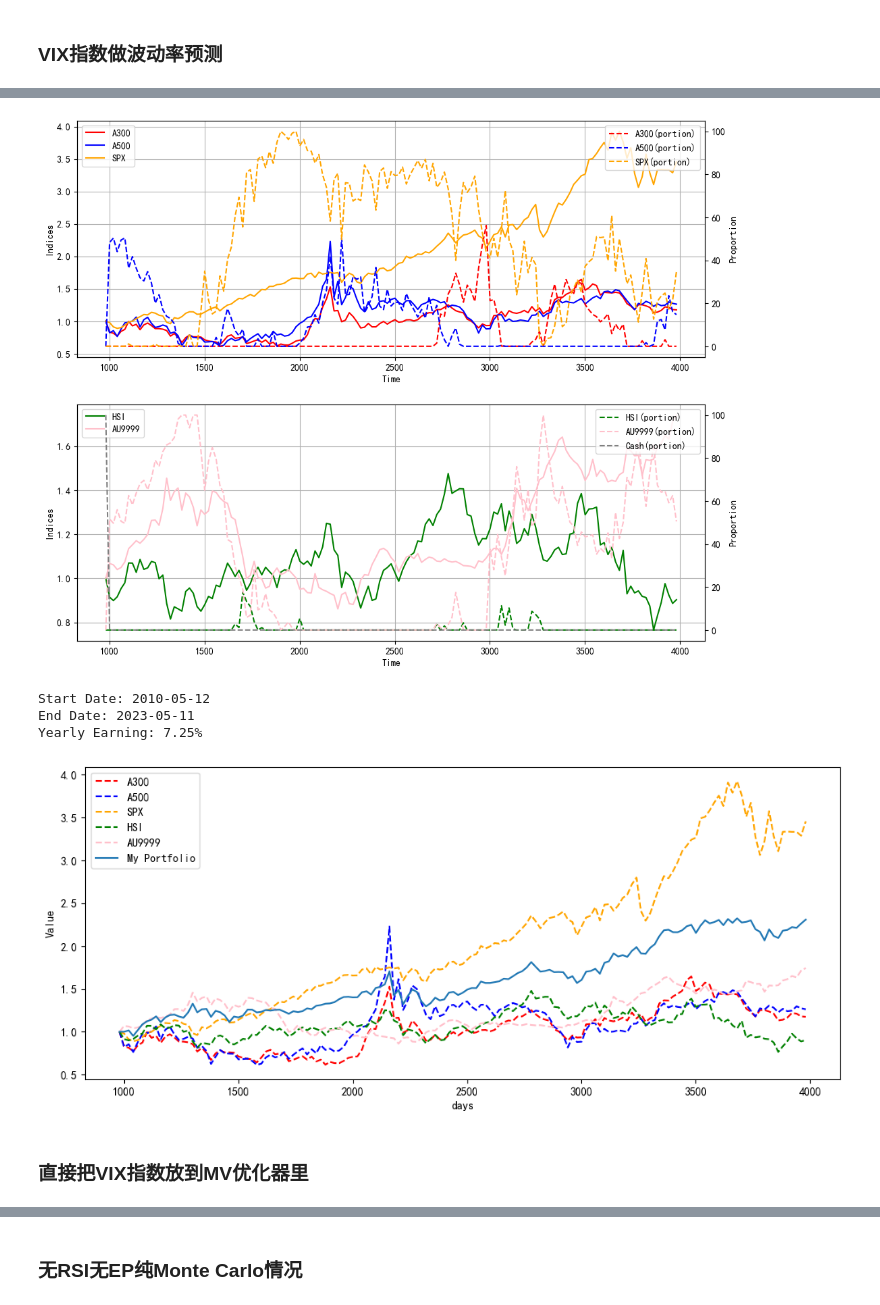
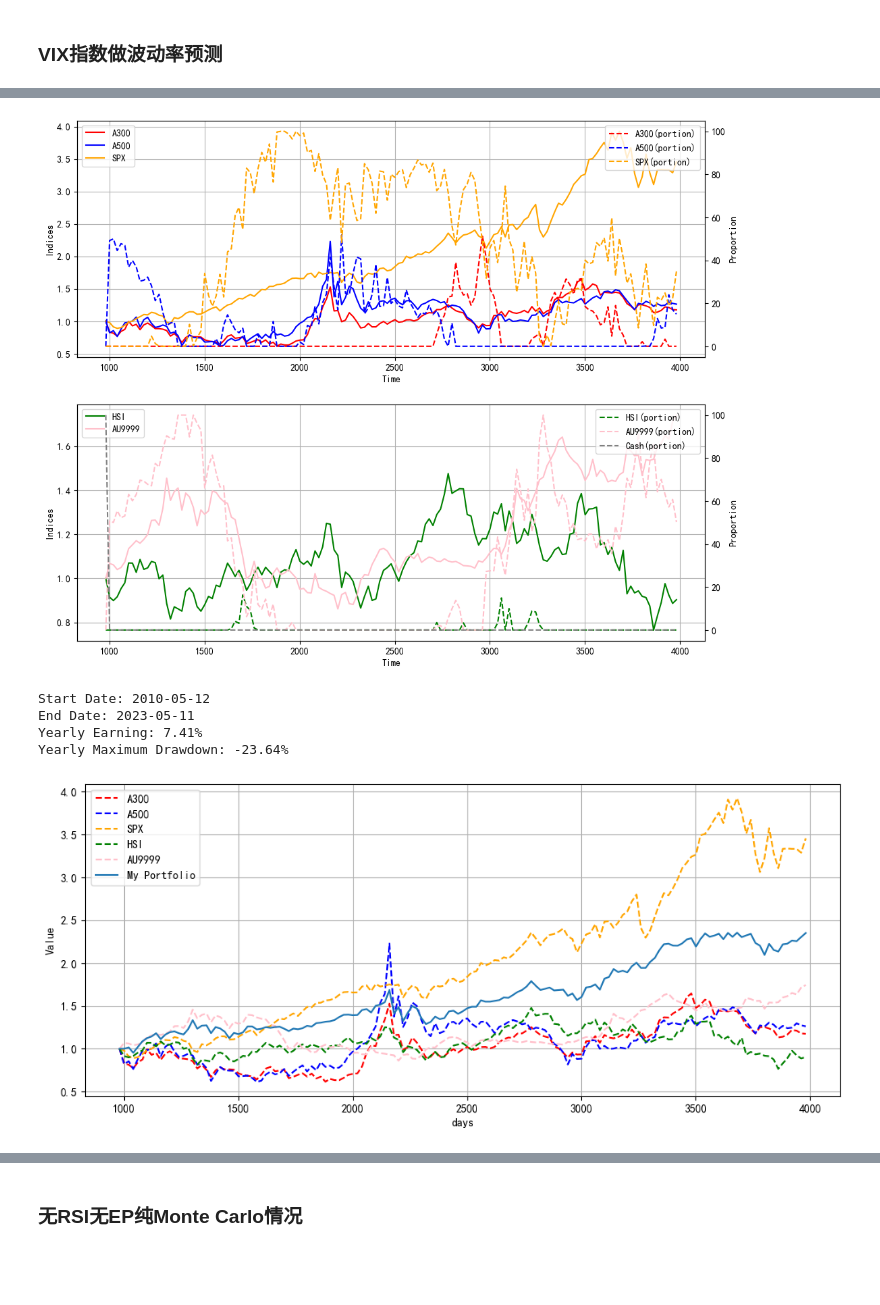
Before and after one commit to dishangti/Entropy-Pooling, a Jupyter notebook: EP.ipynb, the cells around one changed output, grey strips where cells are left out. Saved outputs shown, nothing was run; the diff lists cells and outputs as text; code cells hidden in the pictures; blank space fills up the shorter version.

```diff
--- a/EP.ipynb
+++ b/EP.ipynb
@@ -803,7 +803,7 @@ for time in range(begin_time, end_time+1, adj_period):
     view_mean = np.zeros(n_ptf)
     for i in range(n_ptf):
         if maxRSI[i] >= 70:
-            view_mean[i] -= 0.008
+            view_mean[i] -= 0.009
         if minRSI[i] <= 30:
             view_mean[i] += 0.005
     view_mean = stats_prior['Mean'] +view_mean
@@ -820,7 +820,7 @@ for time in range(begin_time, end_time+1, adj_period):
         if 0.2 > meanMTM[i] > 0.1:
             view_mean += 0.004
         elif -0.2< meanMTM[i] < -0.1:
-            view_mean -= 0.006
+            view_mean -= 0.007
     view_mean = stats_prior['Mean'] +view_mean
 
     A = np.ones((1,S),dtype=np.float64)
@@ -962,7 +970,7 @@ for time in range(begin_time, end_time+1, adj_period):
     view_mean = np.zeros(n_ptf)
     for i in range(n_ptf):
         if maxRSI[i] >= 70:
-            view_mean[i] -= 0.008
+            view_mean[i] -= 0.009
         if minRSI[i] <= 30:
             view_mean[i] += 0.005
     view_mean = stats_prior['Mean'] +view_mean
@@ -982,7 +990,7 @@ for time in range(begin_time, end_time+1, adj_period):
         if 0.2 > meanMTM[i] > 0.1:
             view_mean += 0.004
         elif -0.2< meanMTM[i] < -0.1:
-            view_mean -= 0.006
+            view_mean -= 0.007
     view_mean = stats_prior['Mean'] +view_mean
 
     A = np.ones((1,S),dtype=np.float64)
@@ -1071,7 +1079,7 @@ ax2.legend(loc = 'upper right')
 
 ax.grid()
 # %% [output]
-[figure, old version]
+[figure, new version]
 # %%
 norm_prices = (prices[:, begin_time-adj_period:end_time+1:adj_period].T / prices[:, begin_time-adj_period]).T
 
@@ -1079,34 +1087,41 @@ portfo = np.array([.0,.0,.0,.0,.0,1])
 value_series = []
 for time in range(begin_time - 20, end_time+1, adj_period):
     # 简单起见，不考虑手续费，先把所有东西卖了然后再买入
     prices_now = norm_prices[:,(time - (begin_time - adj_period))//adj_period]
     for i in range(n_ptf):
         portfo[n_ptf] += portfo[i] * prices_now[i]
         portfo[i] = .0
     ptf_portion = opt1_port.loc[:,time]
     value_series.append(portfo[n_ptf])
 
     for i in range(n_ptf):
         portfo[i] += portfo[n_ptf] * ptf_portion[i] *0.01 / prices_now[i]
     portfo[n_ptf] -= ptf_portion[:n_ptf].sum() * 0.01 * portfo[n_ptf]
 
 fig = plt.figure(figsize=(12,5))
 
 time_series = np.arange(begin_time-20, end_time+1,20)
 plt.ticklabel_format(style='plain')
 plt.xlabel('days')
 plt.ylabel('Value')
 for i in range(5):
     plt.plot(time_series, norm_prices[i,:], '--', label = names[i], color = color[i])
 plt.plot(time_series, value_series, label='My Portfolio')
 plt.legend()
+plt.grid()
 print('Start Date:', str(SPX_VIX.loc[begin_time, 'DATE'])[:10])
 print('End Date:', str(SPX_VIX.loc[end_time, 'DATE'])[:10])
 print(f'Yearly Earning: {np.round((value_series[-1]**(1/((end_time-begin_time)/250)) - 1) * 100,2)}%')
+
+down_window = 252
+roll_value = pd.DataFrame(value_series)
+roll_max = roll_value.rolling(down_window, min_periods=1).max()
+daily_drawdown = roll_value/roll_max - 1.0
+max_daily_drawdown = daily_drawdown.rolling(down_window, min_periods=1).min()
+print(f'Yearly Maximum Drawdown: {np.round(max_daily_drawdown.min()[0] * 100,2)}%')
 # %% [output]
 Start Date: 2010-05-12
 End Date: 2023-05-11
-Yearly Earning: 7.25%
+Yearly Earning: 7.41%
+Yearly Maximum Drawdown: -23.64%
-[figure, old version]
+[figure, new version]
-# %% [markdown]
-### 直接把VIX指数放到MV优化器里
```
Also changed, not shown: parts of 19 cells of this notebook.
